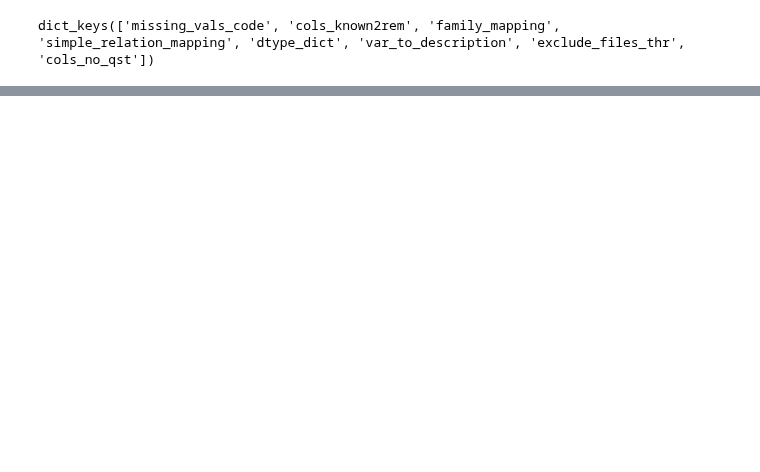
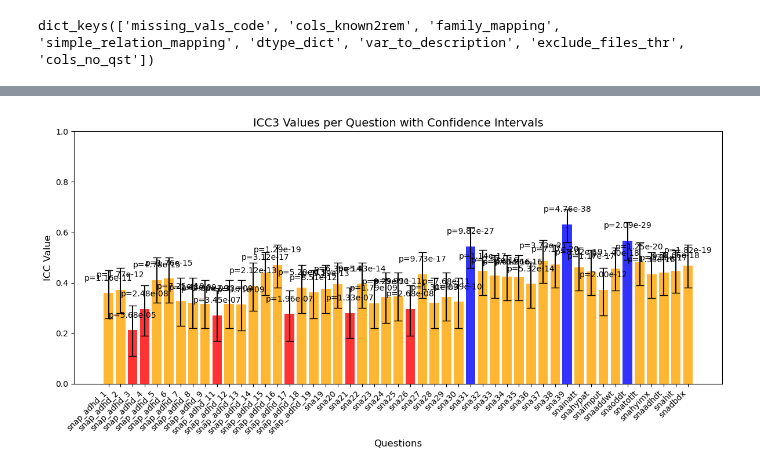
Before and after one commit to ALINA991/ADHD_fMRI, a Jupyter notebook: MTA/p_vs_t_stats.ipynb, the cells around one changed output, grey strips where cells are left out. Drawn from its saved outputs; the diff is of its cells as text; code cells hidden in the pictures; blank space fills up the shorter version.

```diff
--- a/MTA/p_vs_t_stats.ipynb
+++ b/MTA/p_vs_t_stats.ipynb
@@ -192,0 +537,14 @@ plt.show()
+# %%
+
+
+
+for qst in ['snap', 'ssrs']:
+    impute_col = [col for col in data_dict[qst].columns if col not in params['col2drop_stats']]
+    non_numeric_cols = [col for col in data_dict[qst].columns if col not in impute_col]
+    print(impute_col)
+    imputer = KNNImputer(n_neighbors=5)
+    data_imp =  pd.DataFrame(imputer.fit_transform(data_dict[qst][impute_col]), columns=impute_col)
+    print(impute_col)
+    print(non_numeric_cols)
+    data_imp_concat = pd.concat((data_imp, data_dict[qst][non_numeric_cols]), axis = 1)
+    data_dict_fam_imp['{}_imp'.format(qst)] =data_imp_concat
@@ -192,0 +575,7 @@ plt.show()
+# %%
+
+
+for qst in ['snap_imp', 'ssrs_imp']:
+    for rel in ['fam_relation', 'simple_relation']:
+            data =  data_dict_fam_imp[qst][(data_dict_fam_imp[qst][rel] ==  1)| ( data_dict_fam_imp[qst][rel] ==  2)]
+            data_dict_fam_imp['{}_{}'.format(qst, rel)] = data
@@ -192,0 +588,16 @@ plt.show()
+# %%
+
+col2keep = ['src_subject_id', 'fam_relation', 'relationship', 'simple_relation']
+test = data_dict_fam_imp['snap_imp_fam_relation'].drop(columns = [col for col in params['col2drop_stats'] if col not in col2keep])
+cols_ccc = [col for col in data_dict_fam_imp['snap_imp_fam_relation'].drop(columns = [  col for col in params['col2drop_stats'] ] ).columns ]
+print(test.keys())
+print(cols_ccc)
+
+long_df = test.melt(
+    id_vars=["src_subject_id", 'fam_relation', 'simple_relation', 'relationship'],  # Columns to keep
+    var_name="snap_question_relation",  # New column for variable names
+    value_name="rating"  # New column for values
+)
+
+ssrs_ccc =  data_dict_fam_imp['ssrs_imp_fam_relation'].drop(columns = [col for col in params['col2drop_stats'] if col not in col2keep])
+cols_ccc_ssrs = [col for col in data_dict_fam_imp['ssrs_imp_fam_relation'].drop(columns = [  col for col in params['col2drop_stats'] ] ).columns ]
@@ -192,0 +617,2 @@ plt.show()
+# %%
+ccc_snap = {col : pg.intraclass_corr(data = test, targets="src_subject_id", raters="fam_relation", ratings=col, nan_policy="omit") for col in cols_ccc}
@@ -192,0 +666,4 @@ plt.show()
+# %%
+plot_ccc(ccc_snap)
+# %% [output]
+[figure, added]
```
Also changed, not shown: parts of 58 cells of this notebook.
